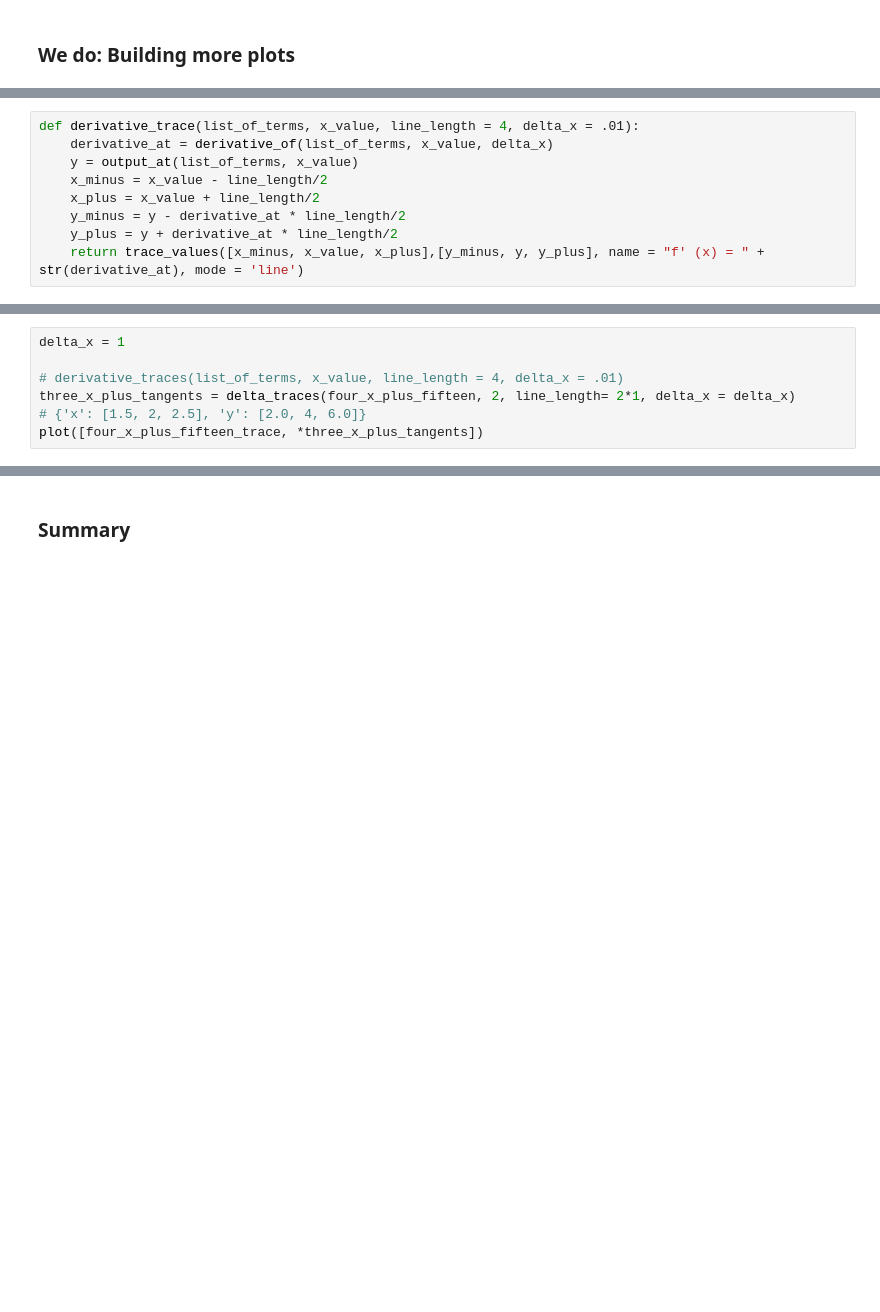
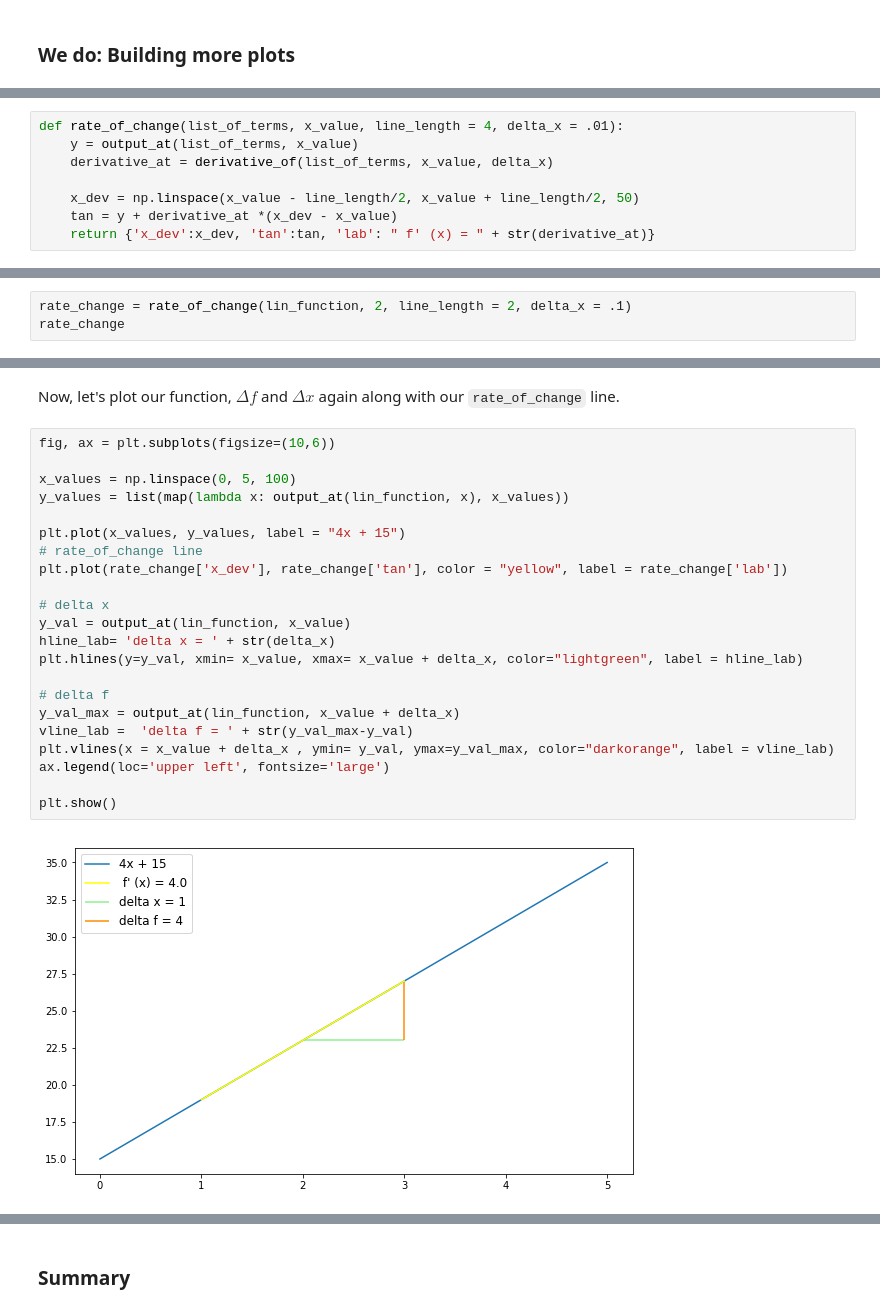
Before and after one commit to learn-co-curriculum/ds-introduction-to-derivatives-lab, a Jupyter notebook: index.ipynb, the cells around one changed output, grey strips where cells are left out. Saved outputs shown, nothing was run; the diff lists cells and outputs as text; blank space fills up the shorter version.

Commit message:
finished lab on derivatives

```diff
--- a/index.ipynb
+++ b/index.ipynb
@@ -202,10 +204,9 @@ Ok, now that we have written a Python function that allows us to plot our list o
 # %%
-def derivative_trace(list_of_terms, x_value, line_length = 4, delta_x = .01):
+def rate_of_change(list_of_terms, x_value, line_length = 4, delta_x = .01):
+    y = output_at(list_of_terms, x_value)
     derivative_at = derivative_of(list_of_terms, x_value, delta_x)
-    y = output_at(list_of_terms, x_value)
-    x_minus = x_value - line_length/2
-    x_plus = x_value + line_length/2
-    y_minus = y - derivative_at * line_length/2
-    y_plus = y + derivative_at * line_length/2
-    return trace_values([x_minus, x_value, x_plus],[y_minus, y, y_plus], name = "f' (x) = " + str(derivative_at), mode = 'line')
+
+    x_dev = np.linspace(x_value - line_length/2, x_value + line_length/2, 50)
+    tan = y + derivative_at *(x_dev - x_value)
+    return {'x_dev':x_dev, 'tan':tan, 'lab': " f' (x) = " + str(derivative_at)}
 # %% [markdown]
@@ -230,7 +217,0 @@ Below we can plot our trace of the function as well
-# %%
-delta_x = 1
-
-# derivative_traces(list_of_terms, x_value, line_length = 4, delta_x = .01)
-three_x_plus_tangents = delta_traces(four_x_plus_fifteen, 2, line_length= 2*1, delta_x = delta_x)
-# {'x': [1.5, 2, 2.5], 'y': [2.0, 4, 6.0]}
-plot([four_x_plus_fifteen_trace, *three_x_plus_tangents])
@@ -238,0 +220,3 @@ plot([four_x_plus_fifteen_trace, *three_x_plus_tangents])
+# %%
+rate_change = rate_of_change(lin_function, 2, line_length = 2, delta_x = .1)
+rate_change
@@ -239 +241,27 @@ plot([four_x_plus_fifteen_trace, *three_x_plus_tangents])
+# %% [markdown]
+Now, let's plot our function, $\Delta f$ and $\Delta x$ again along with our `rate_of_change` line.
+# %%
+fig, ax = plt.subplots(figsize=(10,6))
+
+x_values = np.linspace(0, 5, 100)
+y_values = list(map(lambda x: output_at(lin_function, x), x_values))
+
+plt.plot(x_values, y_values, label = "4x + 15")
+# rate_of_change line
+plt.plot(rate_change['x_dev'], rate_change['tan'], color = "yellow", label = rate_change['lab'])
+
+# delta x
+y_val = output_at(lin_function, x_value)
+hline_lab= 'delta x = ' + str(delta_x)
+plt.hlines(y=y_val, xmin= x_value, xmax= x_value + delta_x, color="lightgreen", label = hline_lab)
+
+# delta f
+y_val_max = output_at(lin_function, x_value + delta_x)
+vline_lab =  'delta f = ' + str(y_val_max-y_val)
+plt.vlines(x = x_value + delta_x , ymin= y_val, ymax=y_val_max, color="darkorange", label = vline_lab)
+ax.legend(loc='upper left', fontsize='large')
+
+plt.show()
+# %% [output]
+[figure, added]
 # %% [markdown]
```
Also changed, not shown: parts of 17 cells of this notebook.
